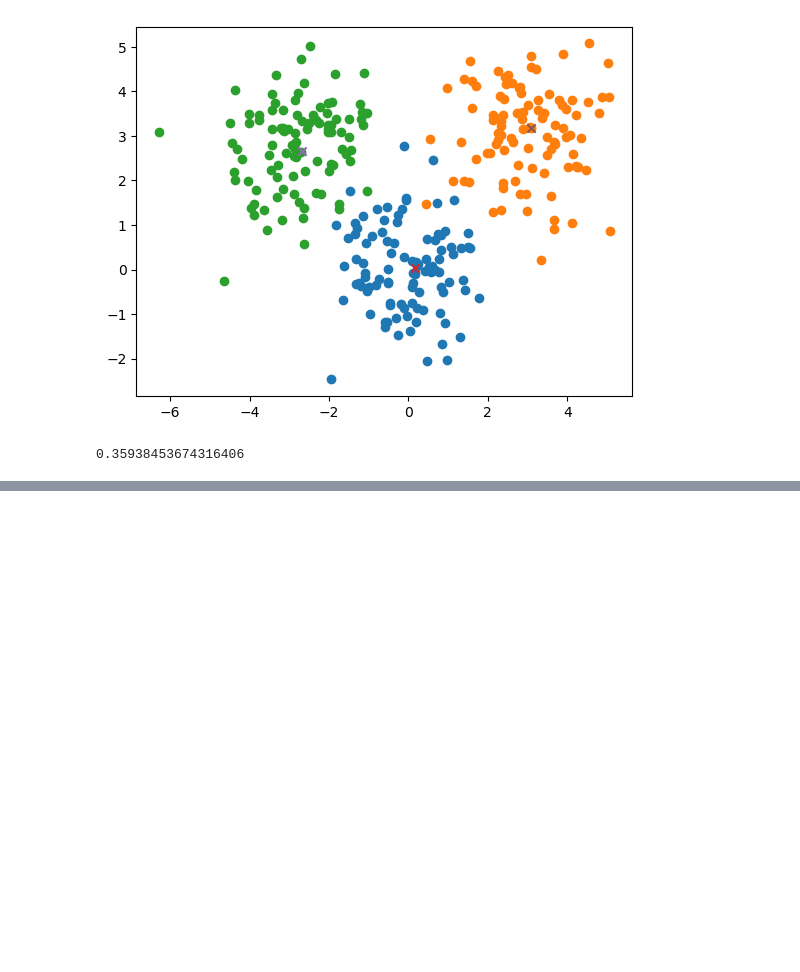
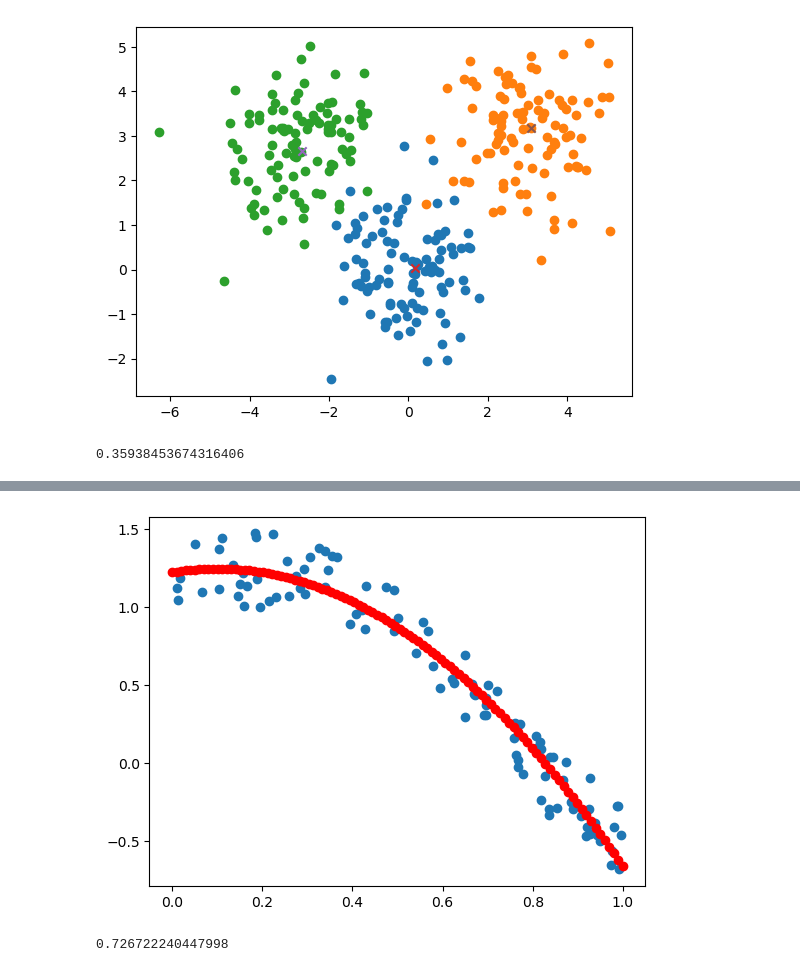
Before and after one commit to jukkraputp/pim-ml, a Jupyter notebook: pytorch.ipynb, the cells around one changed output, grey strips where cells are left out. Saved outputs shown, nothing was run; the diff lists cells and outputs as text; code cells hidden in the pictures; blank space fills up the shorter version.

```diff
--- a/pytorch.ipynb
+++ b/pytorch.ipynb
@@ -84,0 +123,30 @@ print(time.time() - t1)
+# %%
+ones = torch.ones(N, 1)
+X = torch.cat([x**2, x, ones], dim=1)
+# %%
+R = torch.inverse(X.T @ X) @ X.T @ y
+# %%
+y_ = x_**2 * R[0] + x_ * R[1] + R[2]
+# %%
+plt.scatter(x, y)
+plt.scatter(x_, y_, color='r')
+plt.show()
+# %% [output]
+[figure, added]
+# %%
+device = 'cpu'
+
+N = 100000000
+x = torch.rand(N, 1).to(device)
+y = torch.sin(3 * x + 1) + 0.5 * torch.rand(N, 1).to(device)
+
+t1 = time.time()
+degree = 1
+ones = torch.ones(N, 1).to(device)
+X = torch.cat([x, ones], dim=1)
+for i in range(2, degree + 1):
+    X = torch.cat([x**i, X], dim=1)
+R = torch.inverse(X.T @ X) @ X.T @ y
+print(time.time() - t1)
+# %% [output]
+0.726722240447998
```
Also changed, not shown: parts of 11 cells of this notebook.
